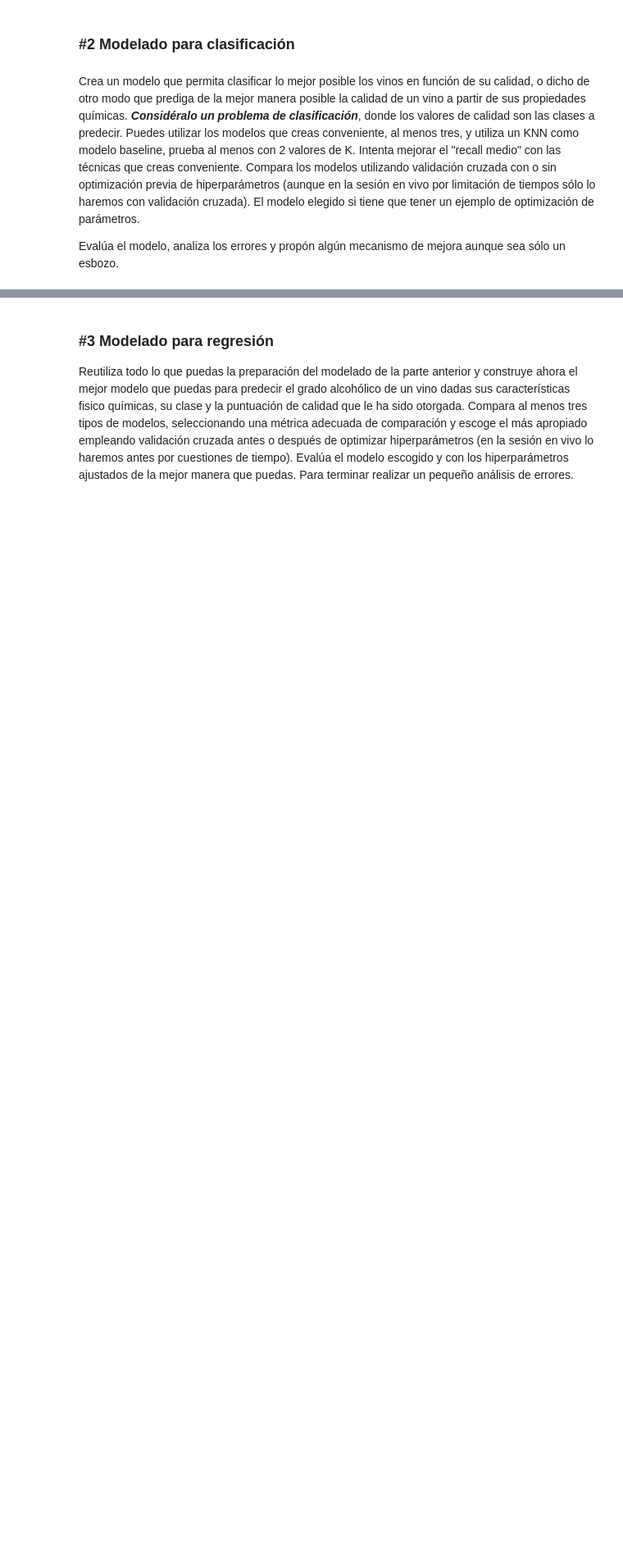
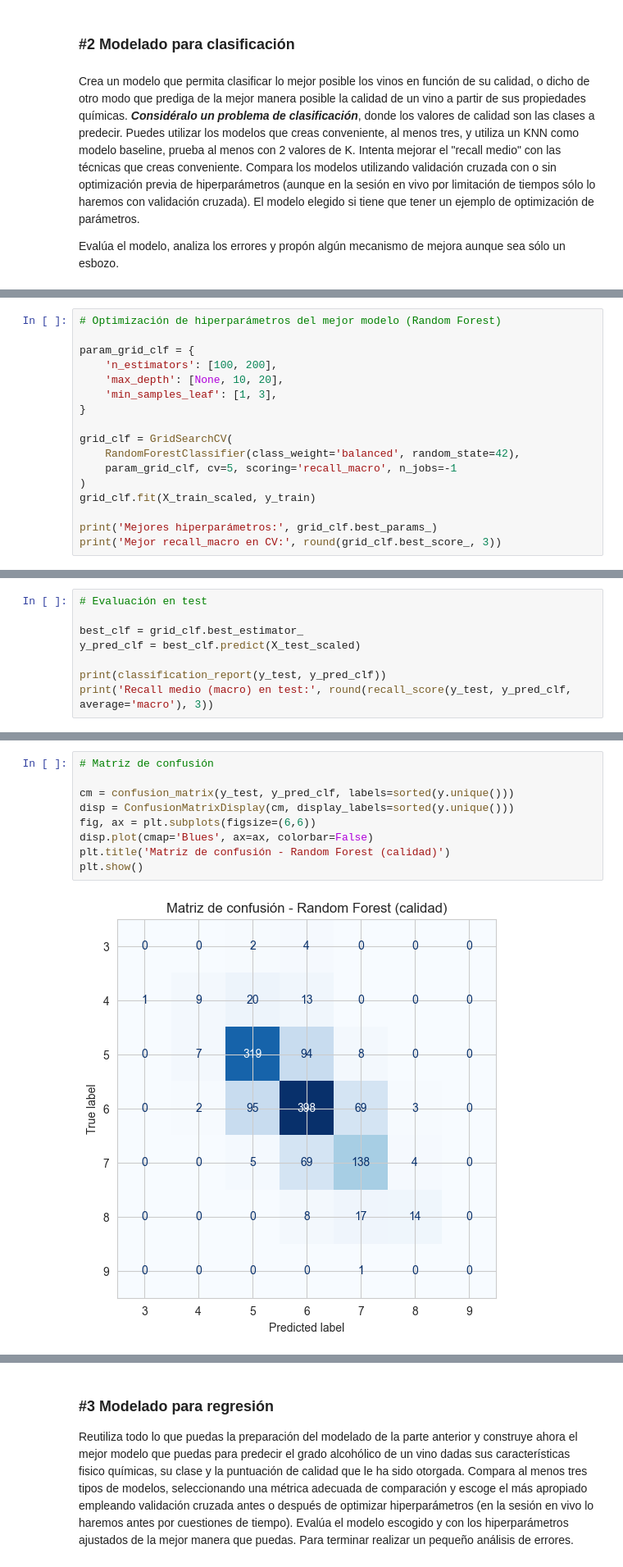
Before and after one commit to dgordiales/DS-Online-Dani-Garcia-Ordiales, a Jupyter notebook: 04_Machine_Learning/Sprint_12/Unidad_02_ML_Supervisado_Repaso/03_Practica_Obligatoria/18_Practica_Obligatoria_Repaso_Supervisado.ipynb, the cells around one changed output, grey strips where cells are left out. Shown at 82% size. Cells and saved outputs as stored; diff of their text form; blank space fills up the shorter version.

```diff
--- a/04_Machine_Learning/Sprint_12/Unidad_02_ML_Supervisado_Repaso/03_Practica_Obligatoria/18_Practica_Obligatoria_Repaso_Supervisado.ipynb
+++ b/04_Machine_Learning/Sprint_12/Unidad_02_ML_Supervisado_Repaso/03_Practica_Obligatoria/18_Practica_Obligatoria_Repaso_Supervisado.ipynb
@@ -46,0 +230,17 @@ Evalúa el modelo, analiza los errores y propón algún mecanismo de mejora aunq
+# %%
+# Optimización de hiperparámetros del mejor modelo (Random Forest)
+
+param_grid_clf = {
+    'n_estimators': [100, 200],
+    'max_depth': [None, 10, 20],
+    'min_samples_leaf': [1, 3],
+}
+
+grid_clf = GridSearchCV(
+    RandomForestClassifier(class_weight='balanced', random_state=42),
+    param_grid_clf, cv=5, scoring='recall_macro', n_jobs=-1
+)
+grid_clf.fit(X_train_scaled, y_train)
+
+print('Mejores hiperparámetros:', grid_clf.best_params_)
+print('Mejor recall_macro en CV:', round(grid_clf.best_score_, 3))
@@ -46,0 +250,8 @@ Evalúa el modelo, analiza los errores y propón algún mecanismo de mejora aunq
+# %%
+# Evaluación en test
+
+best_clf = grid_clf.best_estimator_
+y_pred_clf = best_clf.predict(X_test_scaled)
+
+print(classification_report(y_test, y_pred_clf))
+print('Recall medio (macro) en test:', round(recall_score(y_test, y_pred_clf, average='macro'), 3))
@@ -46,0 +274,11 @@ Evalúa el modelo, analiza los errores y propón algún mecanismo de mejora aunq
+# %%
+# Matriz de confusión
+
+cm = confusion_matrix(y_test, y_pred_clf, labels=sorted(y.unique()))
+disp = ConfusionMatrixDisplay(cm, display_labels=sorted(y.unique()))
+fig, ax = plt.subplots(figsize=(6,6))
+disp.plot(cmap='Blues', ax=ax, colorbar=False)
+plt.title('Matriz de confusión - Random Forest (calidad)')
+plt.show()
+# %% [output]
+[figure, added]
```
Also changed, not shown: parts of 21 cells of this notebook.
